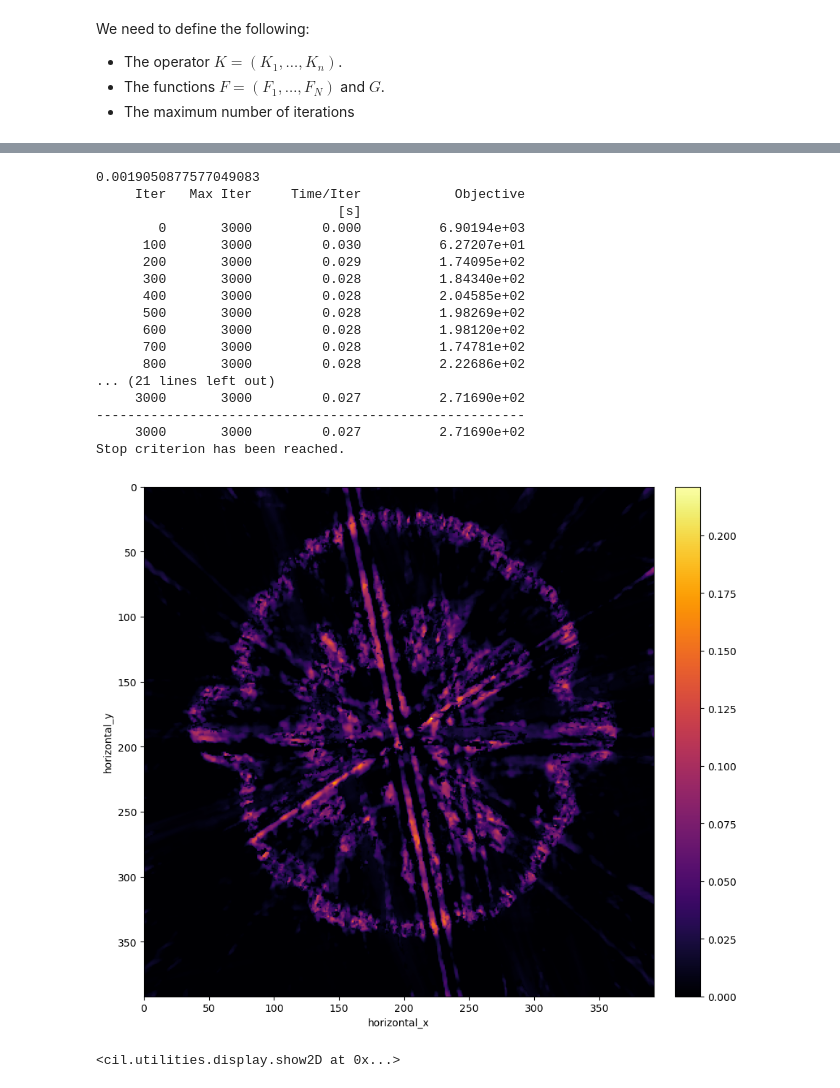
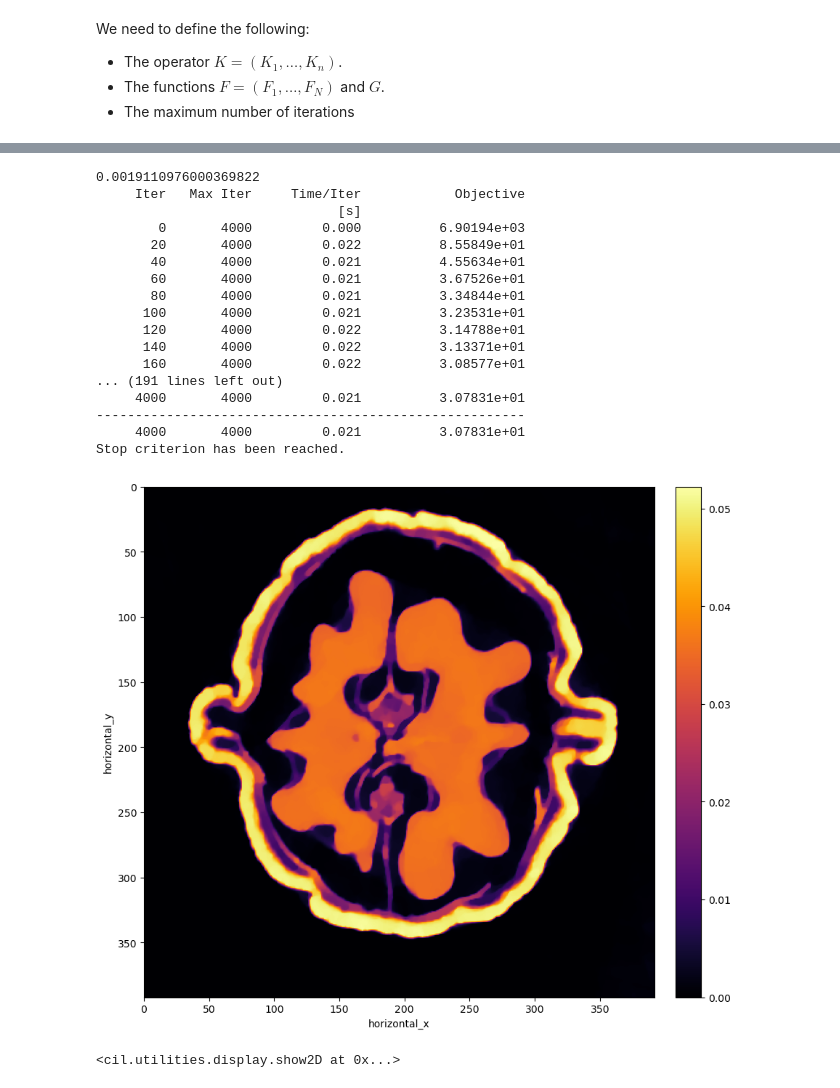
Before and after one commit to MargaretDuff/cil_test_notebooks, a Jupyter notebook: stochastic_gradients/test_SGD.ipynb, the cells around one changed output, grey strips where cells are left out. Saved outputs shown, nothing was run; the diff lists cells and outputs as text; code cells hidden in the pictures.

Commit message:
Testing SG ISTA

```diff
--- a/stochastic_gradients/test_SGD.ipynb
+++ b/stochastic_gradients/test_SGD.ipynb
@@ -95,7 +95,7 @@ We need to define the following:
 - The maximum number of iterations
 # %%
 # Define number of subsets
-n_subsets = 40
+n_subsets = 20
 
 # Initialize the lists containing the F_i's and A_i's
 f_subsets = []
@@ -191 +191,14 @@ Stop criterion has been reached.
 <cil.utilities.display.show2D at 0x...>
+# %%
+num_epochs=200
+alpha = 0.003
+G = (alpha/ig2D.voxel_size_x) * FGP_TV(max_iteration = 100, device="gpu")
+initial = ig2D.allocate(0)
+F_ISTA = LeastSquares(A, b = data, c = 0.5)
+step_size_ista = 1./F_ISTA.L
+print(step_size_ista)
+ista = ISTA(initial = initial, f=F_ISTA, step_size = step_size_ista, g=G, update_objective_interval = 1,
+            max_iteration = num_epochs)
+ista.run(verbose=1)
+optimal = ista.solution
+show2D(ista.solution, cmap="inferno", origin="upper")
@@ -223,32 +258,32 @@ Stop criterion has been reached.
 # %%
 alpha = 0.003
 G = (alpha/ig2D.voxel_size_x) * FGP_TV(max_iteration = 100, device="gpu")
 initial = ig2D.allocate(0)
-F_FISTA_SG = SGFunction(f_subsets,sampler)
-step_size_fista_SG= 1./F_FISTA_SG.L #FIXME: how to set this??
-print(step_size_fista_SG)
-fista_SG = FISTA(initial = initial, f=F_FISTA_SG, step_size = step_size_fista_SG, g=G, update_objective_interval = 100,
-            max_iteration = 3000)
-fista_SG.run(verbose=1)
-optimalSG = fista_SG.solution
-show2D(fista_SG.solution, cmap="inferno", origin="upper")
+F_ISTA_SG = SGFunction(f_subsets,sampler)
+step_size_ista_SG= 1./F_ISTA_SG.L #FIXME: how to set this??
+print(step_size_ista_SG)
+ista_SG = ISTA(initial = initial, f=F_ISTA_SG, step_size = step_size_ista_SG, g=G, update_objective_interval = n_subsets,
+            max_iteration = num_epochs*n_subsets)
+ista_SG.run(verbose=1)
+optimalSG = ista_SG.solution
+show2D(ista_SG.solution, cmap="inferno", origin="upper")
 # %% [output]
-0.0019050877577049083
+0.0019110976000369822
      Iter   Max Iter     Time/Iter            Objective
                                [s]
-        0       3000         0.000          6.90194e+03
-      100       3000         0.030          6.27207e+01
-      200       3000         0.029          1.74095e+02
-      300       3000         0.028          1.84340e+02
-      400       3000         0.028          2.04585e+02
-      500       3000         0.028          1.98269e+02
-      600       3000         0.028          1.98120e+02
-      700       3000         0.028          1.74781e+02
-      800       3000         0.028          2.22686e+02
-... (21 lines left out)
-     3000       3000         0.027          2.71690e+02
+        0       4000         0.000          6.90194e+03
+       20       4000         0.022          8.55849e+01
+       40       4000         0.021          4.55634e+01
+       60       4000         0.021          3.67526e+01
+       80       4000         0.021          3.34844e+01
+      100       4000         0.021          3.23531e+01
+      120       4000         0.022          3.14788e+01
+      140       4000         0.022          3.13371e+01
+      160       4000         0.022          3.08577e+01
+... (191 lines left out)
+     4000       4000         0.021          3.07831e+01
 -------------------------------------------------------
-     3000       3000         0.027          2.71690e+02
+     4000       4000         0.021          3.07831e+01
 Stop criterion has been reached.
-[figure, old version]
+[figure, new version]
 <cil.utilities.display.show2D at 0x...>
```
Also changed, not shown: parts of 8 cells of this notebook.
